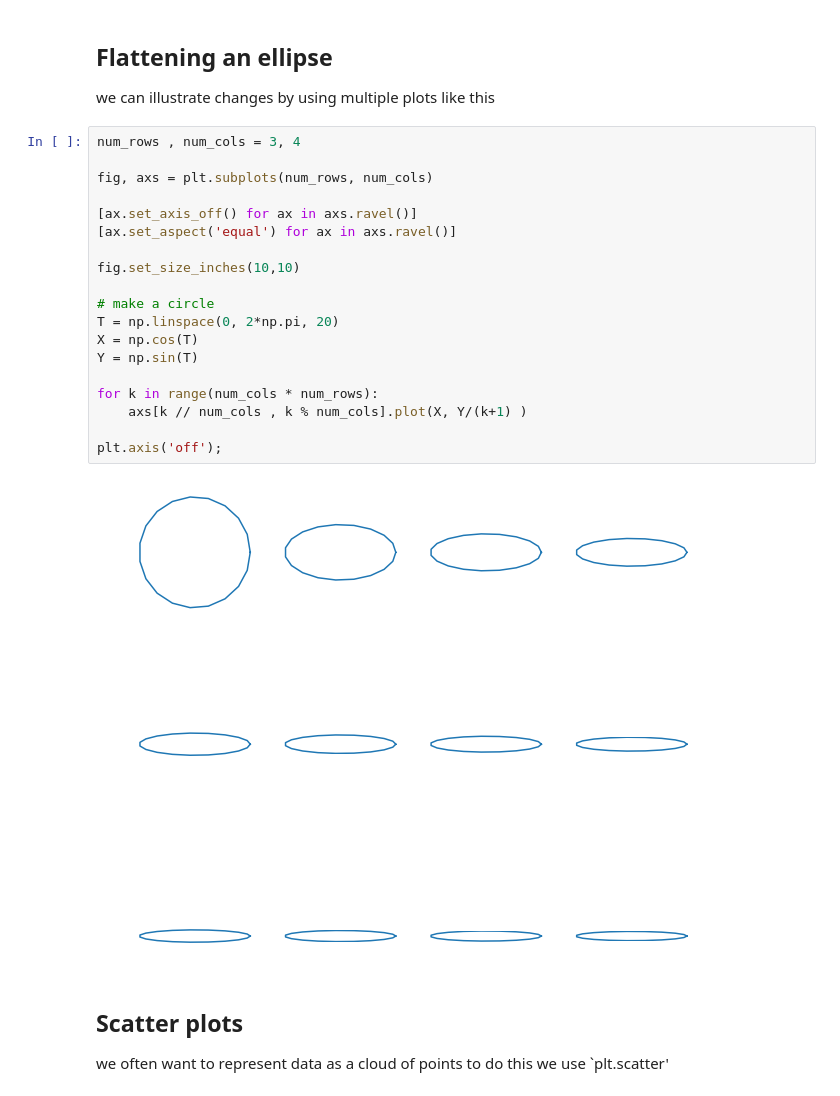
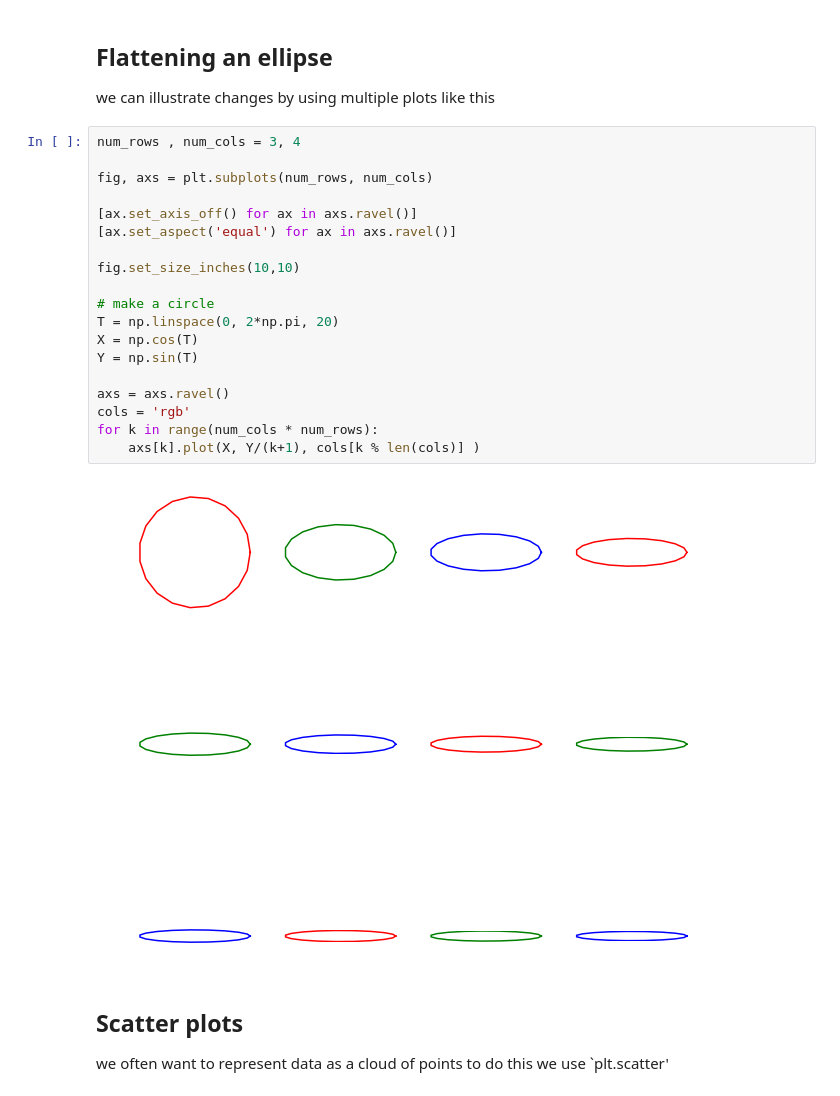
Before and after one commit to macbuse/macbuse.github.io, a Jupyter notebook: PROG/matplotlib.ipynb, the cells around one changed output. Saved outputs shown, nothing was run; the diff lists cells and outputs as text.

```diff
--- a/PROG/matplotlib.ipynb
+++ b/PROG/matplotlib.ipynb
@@ -168,24 +168,24 @@ like this
 # %%
 num_rows , num_cols = 3, 4
 
 fig, axs = plt.subplots(num_rows, num_cols)
 
 [ax.set_axis_off() for ax in axs.ravel()]
 [ax.set_aspect('equal') for ax in axs.ravel()]
 
 fig.set_size_inches(10,10)
 
 # make a circle
 T = np.linspace(0, 2*np.pi, 20)
 X = np.cos(T)
 Y = np.sin(T)
 
+axs = axs.ravel()
+cols = 'rgb'
 for k in range(num_cols * num_rows):
-    axs[k // num_cols , k % num_cols].plot(X, Y/(k+1) )
-
-plt.axis('off');
+    axs[k].plot(X, Y/(k+1), cols[k % len(cols)] )
 # %% [output]
-[figure, old version]
+[figure, new version]
 # %% [markdown]
 ## Scatter plots
 
```
Also changed, not shown: parts of 1 cell of this notebook.
